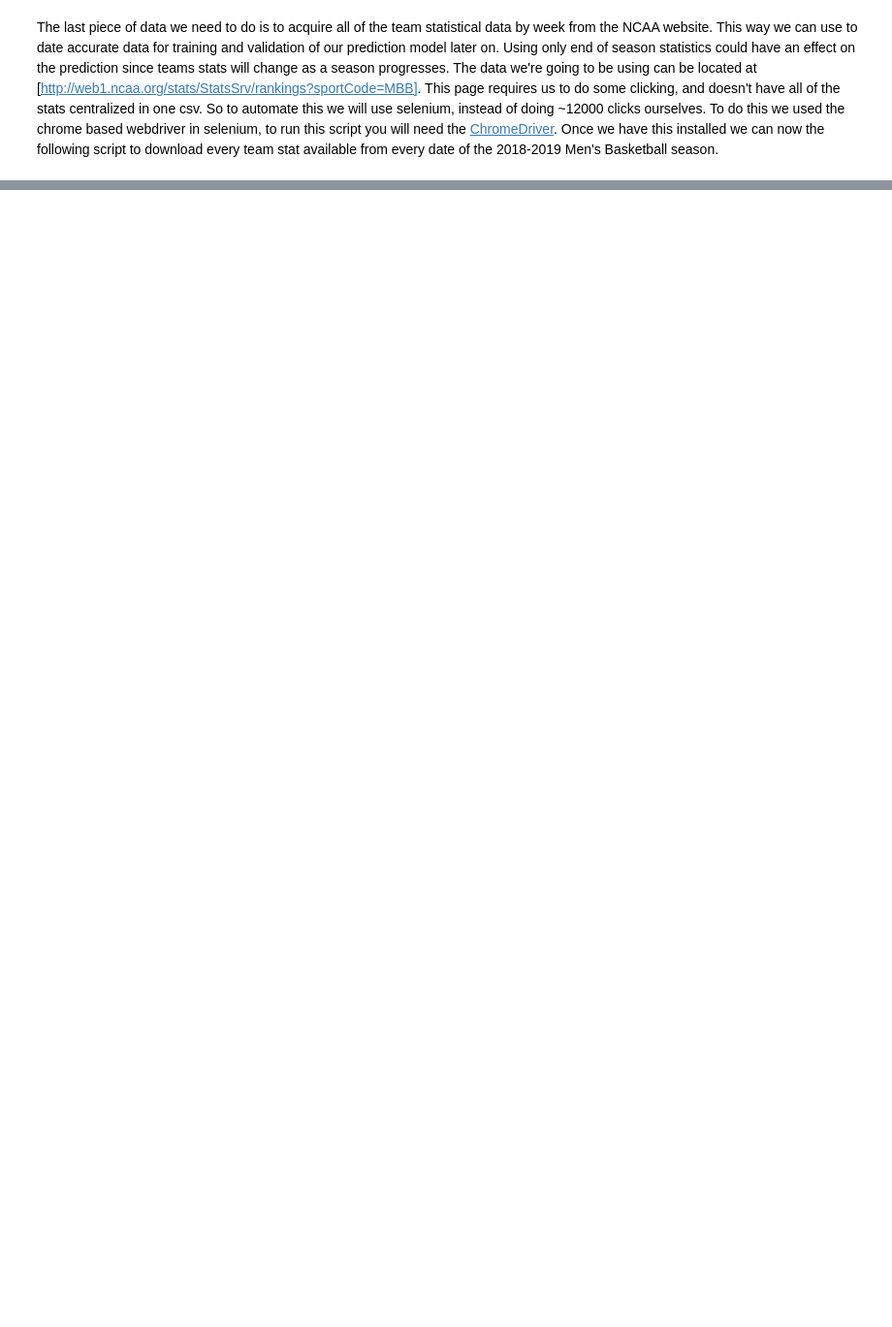
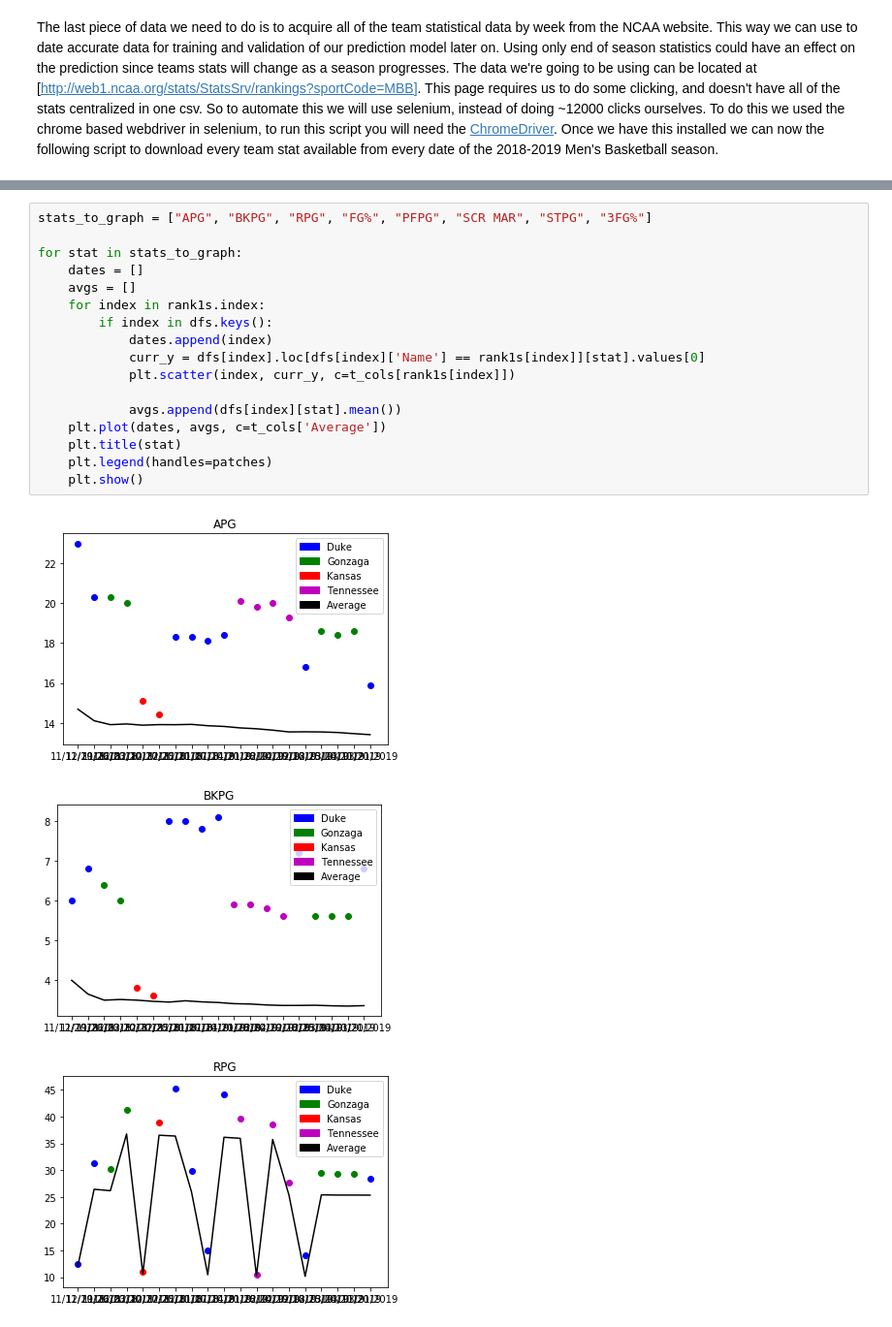
Before and after one commit to cnalty/final320project, a Jupyter notebook: main.ipynb, the cells around one changed output, grey strips where cells are left out. Shown at 97% size. Drawn from its saved outputs; the diff is of its cells as text; blank space fills up the shorter version.

```diff
--- a/main.ipynb
+++ b/main.ipynb
@@ -44,0 +343,21 @@ WebDriverException: Message: 'chromedriver.exe' executable needs to be in PATH.
+# %%
+stats_to_graph = ["APG", "BKPG", "RPG", "FG%", "PFPG", "SCR MAR", "STPG", "3FG%"]
+
+for stat in stats_to_graph:
+    dates = []
+    avgs = []
+    for index in rank1s.index:
+        if index in dfs.keys():
+            dates.append(index)
+            curr_y = dfs[index].loc[dfs[index]['Name'] == rank1s[index]][stat].values[0]
+            plt.scatter(index, curr_y, c=t_cols[rank1s[index]])
+
+            avgs.append(dfs[index][stat].mean())
+    plt.plot(dates, avgs, c=t_cols['Average'])
+    plt.title(stat)
+    plt.legend(handles=patches)
+    plt.show()
+# %% [output]
+[figure, added]
+[figure, added]
+[figure, added]
```
Also changed, not shown: parts of 29 cells of this notebook.
